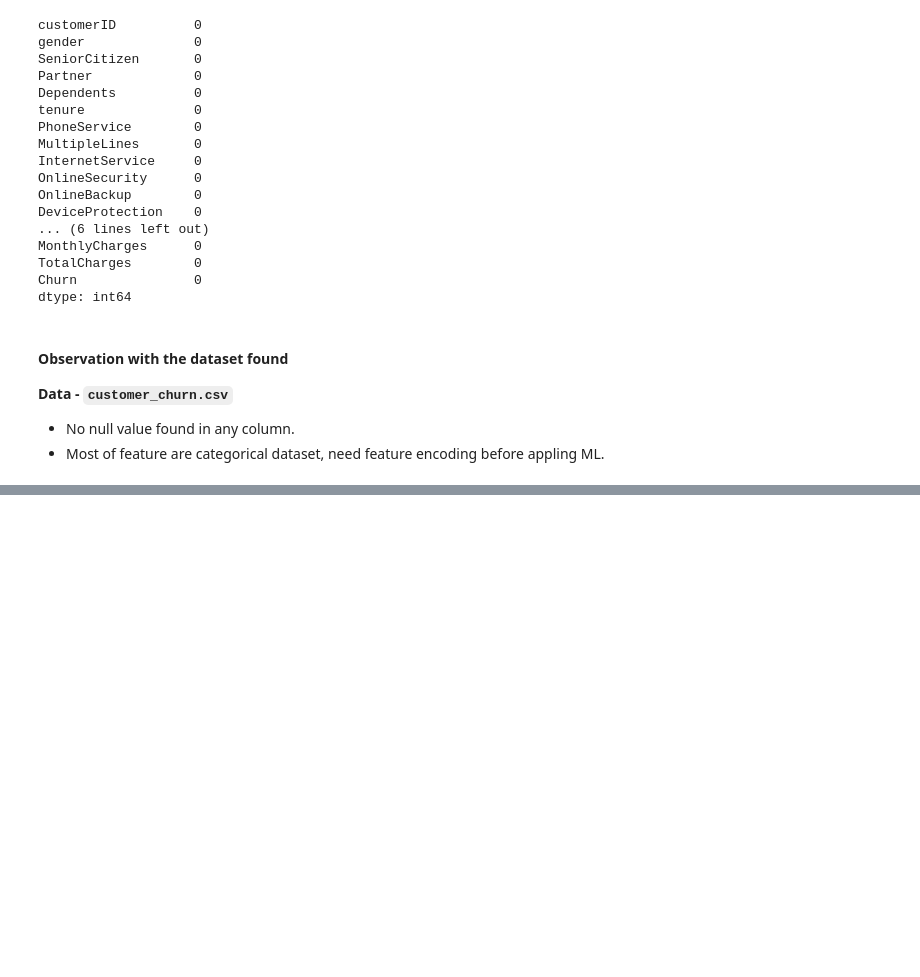
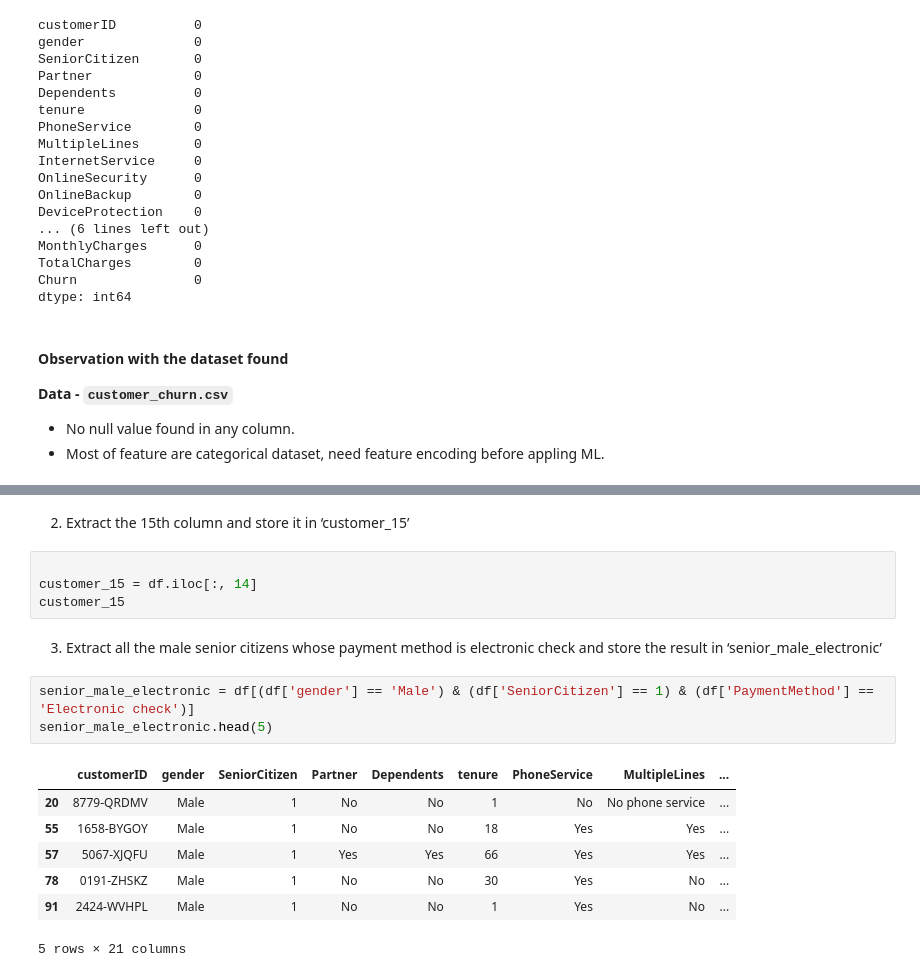
Before and after one commit to Rajwork99/customer_churn, a Jupyter notebook: model.ipynb, the cells around one changed output, grey strips where cells are left out. Drawn from its saved outputs; the diff is of its cells as text; blank space fills up the shorter version.

```diff
--- a/model.ipynb
+++ b/model.ipynb
@@ -98,0 +119,19 @@ dtype: int64
+# %% [markdown]
+2. Extract the 15th column and store it in ‘customer_15’
+# %%
+
+customer_15 = df.iloc[:, 14]
+customer_15
+# %% [markdown]
+3. Extract all the male senior citizens whose payment method is electronic check and store the result in ‘senior_male_electronic’
+# %%
+senior_male_electronic = df[(df['gender'] == 'Male') & (df['SeniorCitizen'] == 1) & (df['PaymentMethod'] == 'Electronic check')]
+senior_male_electronic.head(5)
+# %% [output]
+|  | customerID | gender | SeniorCitizen | Partner | Dependents | tenure | PhoneService | MultipleLines | ... |
+| 20 | 8779-QRDMV | Male | 1 | No | No | 1 | No | No phone service | ... |
+| 55 | 1658-BYGOY | Male | 1 | No | No | 18 | Yes | Yes | ... |
+| 57 | 5067-XJQFU | Male | 1 | Yes | Yes | 66 | Yes | Yes | ... |
+| 78 | 0191-ZHSKZ | Male | 1 | No | No | 30 | Yes | No | ... |
+| 91 | 2424-WVHPL | Male | 1 | No | No | 1 | Yes | No | ... |
+5 rows × 21 columns
```
Also changed, not shown: parts of 12 cells of this notebook.
